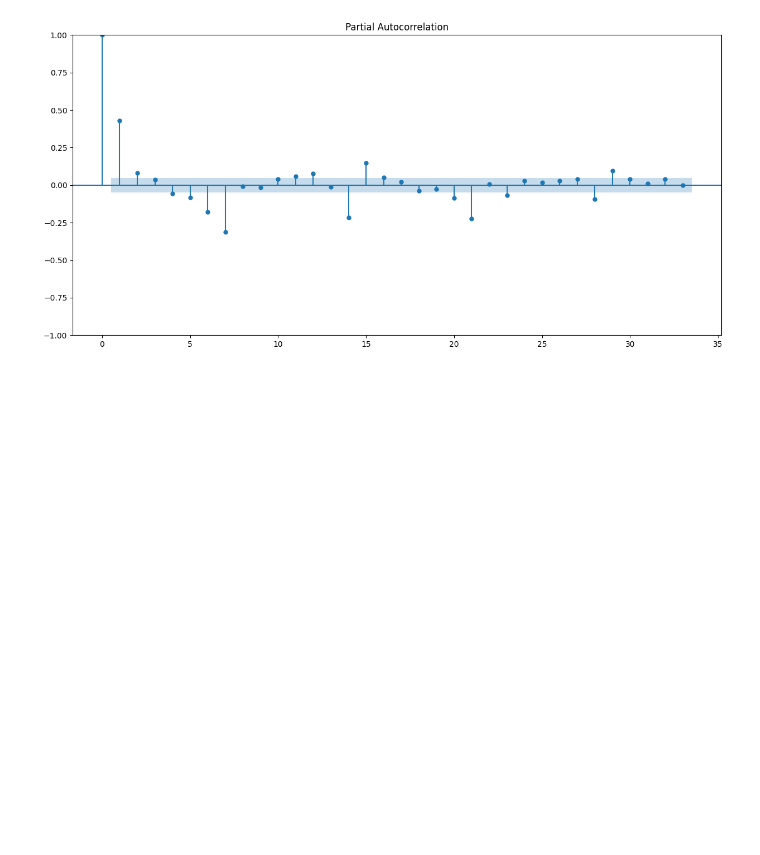
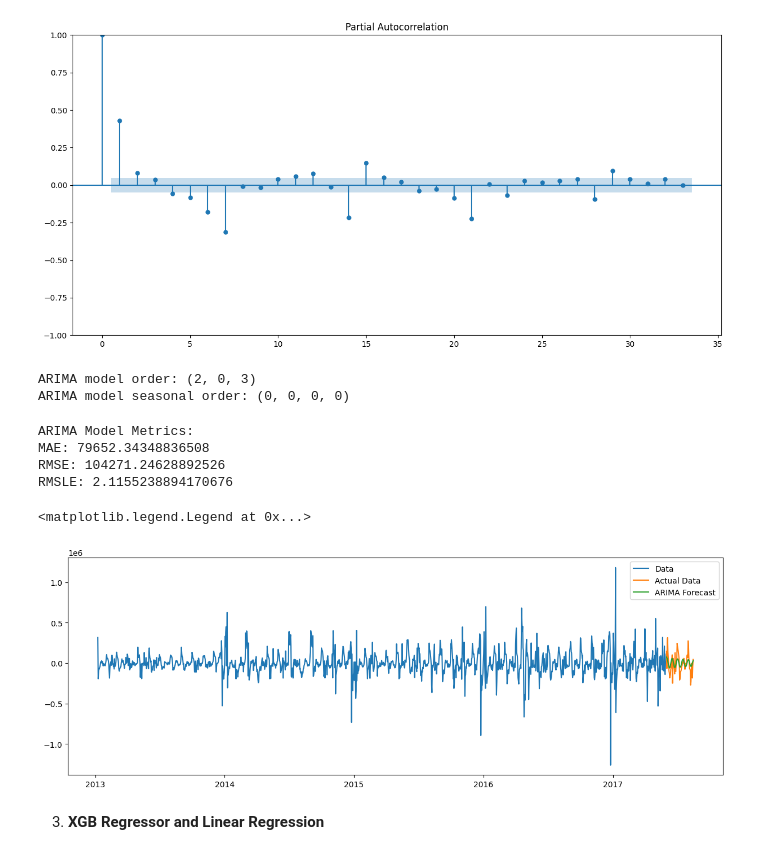
Before and after one commit to Njuraita/Time-Series-Regression-Analysis-Corporation-Favorita-, a Jupyter notebook: Notebooks/main.ipynb, the cells around one changed output. Saved outputs shown, nothing was run; the diff lists cells and outputs as text; code cells hidden in the pictures; blank space fills up the shorter version.

Commit message:
XGB & Linear regression models

```diff
--- a/Notebooks/main.ipynb
+++ b/Notebooks/main.ipynb
@@ -1925,3 +1925,64 @@ arima_model = auto_arima(
     stepwise=True,
     d=0
 )
+# %%
+# Get model and seasonal orders
+
+print(f'ARIMA model order: {arima_model.order}')
+
+print(f'ARIMA model seasonal order: {arima_model.seasonal_order}')
+# %% [output]
+ARIMA model order: (2, 0, 3)
+ARIMA model seasonal order: (0, 0, 0, 0)
+# %%
+# Fit data into ARIMA model
+
+arima_model_fit = arima_model.fit(train['diff_sales_7'].dropna(), order=arima_model.order)
+
+# Do the predictions
+
+period_predict = len(test['diff_sales_7'].dropna())
+
+arima_model_predict = arima_model_fit.predict(n_periods=period_predict)
+
+# Model Evaluation
+
+mae = mean_absolute_error(test['diff_sales_7'].dropna(), arima_model_predict)
+
+rmse = np.sqrt(mean_squared_error(test['diff_sales_7'].dropna(), arima_model_predict))
+
+# RMSLE
+def rmsle(y_true, y_pred):
+    assert len(y_true) == len(y_pred)
+    return np.sqrt(np.mean(np.square(np.log1p(y_pred) - np.log1p(y_true))))
+
+rmsle_value = rmsle(test['diff_sales'].dropna(), arima_model_predict)
+
+print('ARIMA Model Metrics:')
+
+print(f'MAE: {mae}')
+
+print(f'RMSE: {rmse}')
+
+print(f'RMSLE: {rmsle_value}')
+# %% [output]
+ARIMA Model Metrics:
+MAE: 79652.34348836508
+RMSE: 104271.24628892526
+RMSLE: 2.1155238894170676
+# %%
+# PLot the model
+
+plt.figure(figsize = (15,5))
+
+plt.plot(train['diff_sales_7'], label = 'Data')
+plt.plot(test['diff_sales_7'], label = 'Actual Data')
+
+plt.plot (arima_model_predict, label = 'ARIMA Forecast')
+
+plt.legend(loc='upper right')
+# %% [output]
+<matplotlib.legend.Legend at 0x...>
+[figure, added]
+# %% [markdown]
+3. **XGB Regressor and Linear Regression**
```
Also changed, not shown: parts of 34 cells of this notebook.
